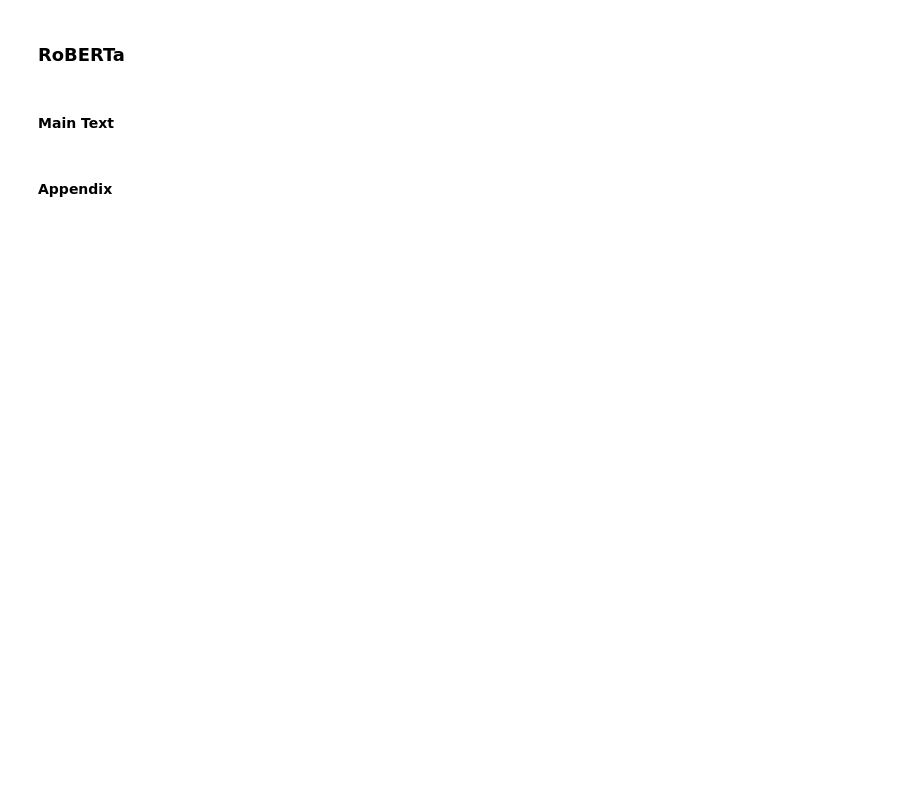
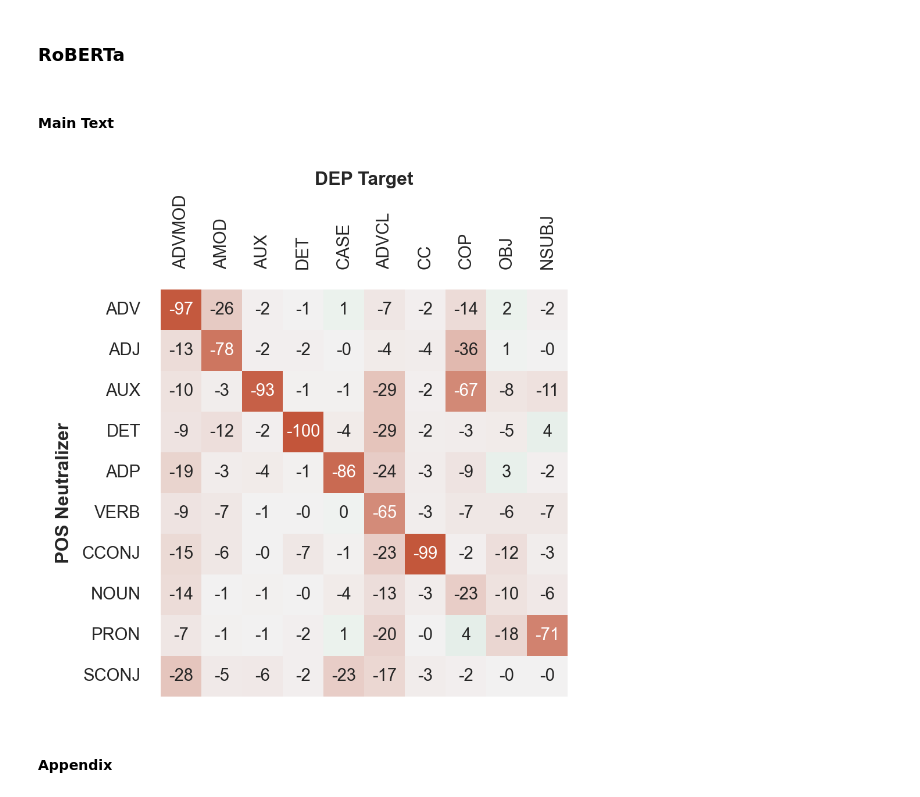
Before and after one commit to thesofakillers/infoshare, a Jupyter notebook: notebooks/report_figures.ipynb, the cells around one changed output. Saved outputs shown, nothing was run; the diff lists cells and outputs as text; code cells hidden in the pictures; blank space fills up the shorter version.

Commit message:
fix broken images; plots for xtask

```diff
--- a/notebooks/report_figures.ipynb
+++ b/notebooks/report_figures.ipynb
@@ -450,4 +447,10 @@ We now plot the cross-task cross neutralisation performed with RoBERTa and XLM-R
 # %% [markdown]
 ### RoBERTa
+# %%
+pos_eval_path = f"../lightning_logs/roberta-base/en_gum/POS/agg=max_probe=3/evaluation"
+pos_acc_drop = utils.get_acc_drop(pos_eval_path, None, suffix_filter=r"^([a-z]+)$")
+
+dep_eval_path = f"../lightning_logs/roberta-base/en_gum/DEP/agg=mean_probe=3_concat-mode=ONLY/evaluation"
+dep_acc_drop = utils.get_acc_drop(dep_eval_path, None, suffix_filter=r"^([A-Z]+)$")
 # %% [markdown]
 #### Main Text
@@ -454,2 +483,35 @@ We now plot the cross-task cross neutralisation performed with RoBERTa and XLM-R
+# %%
+f, ax = plt.subplots(1,1, figsize=(COLWIDTH, COLWIDTH), dpi=300)
+
+ax = sns.heatmap(
+    dep_acc_drop_main * 100,
+    annot=True,
+    annot_kws={"fontsize": 7},
+    fmt=".0f",
+    cmap=cmap,
+    cbar=False,
+    ax=ax,
+    vmin=-100,
+    vmax=100,
+    center=0,
+    square=True,
+)
+
+ax.set_ylabel("POS " + ax.get_ylabel(), fontdict=label_dict)
+ax.set_xlabel("DEP " + ax.get_xlabel(), fontdict=label_dict)
+ax.tick_params(
+    axis="x",
+    which="major",
+    labelbottom=False,
+    bottom=False,
+    top=False,
+    labeltop=True,
+    labelrotation=90,
+)
+ax.xaxis.set_label_position("top")
+plt.savefig("../images/final/dep-xt-xn-posneutr-main.eps", bbox_inches="tight")
+plt.show()
+# %% [output]
+[figure, added]
 # %% [markdown]
 #### Appendix
```
Also changed, not shown: parts of 6 cells of this notebook, 16 other files.
